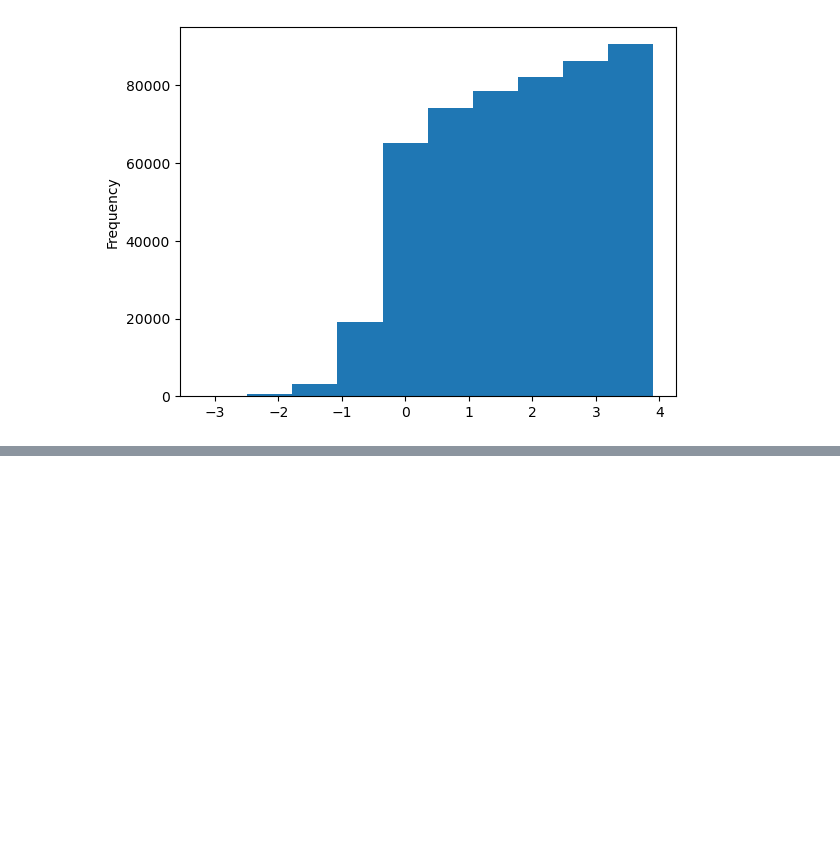
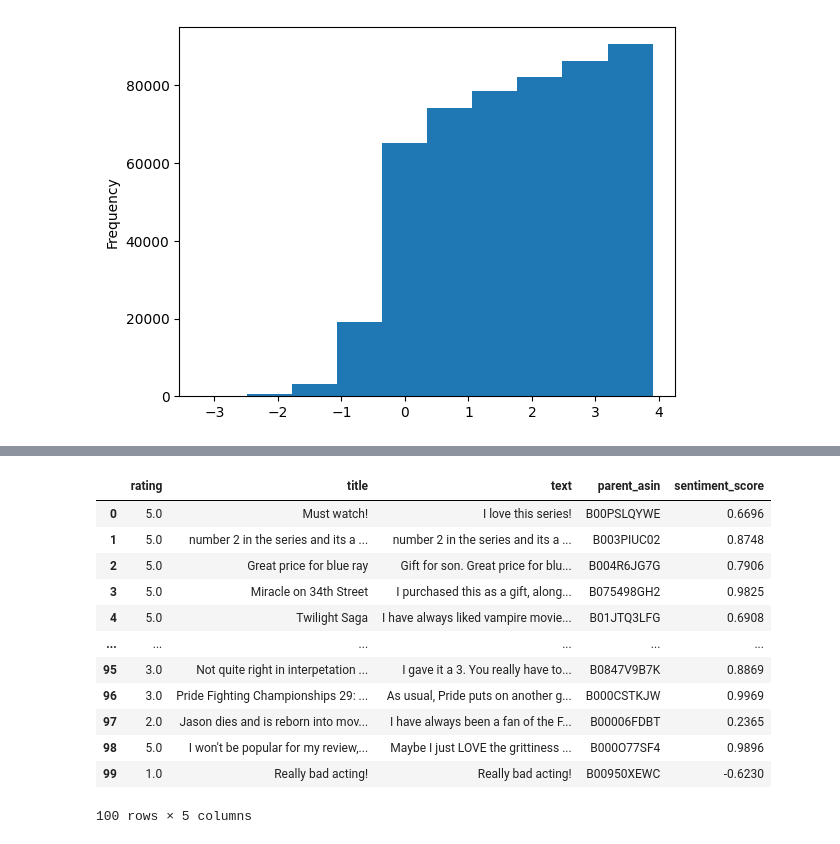
Before and after one commit to Ethan-code-1/DS_4002_Project1, a Jupyter notebook: SCRIPTS/EDA proect 1.ipynb, the cells around one changed output, grey strips where cells are left out. Drawn from its saved outputs; the diff is of its cells as text; code cells hidden in the pictures; blank space fills up the shorter version.

Commit message:
Added vader package import and sentiment score calc.

```diff
--- a/SCRIPTS/EDA proect 1.ipynb
+++ b/SCRIPTS/EDA proect 1.ipynb
@@ -20,11 +20,11 @@ import seaborn as sns
   year={2024}
 }
 '''
-file_meta = "movies_metadata_reduced.jsonl"
+file_meta = "../DATA/movies_metadata_reduced.jsonl"
 meta_list = [json.loads(line) for line in open(file_meta, 'r')]
 
 
-file_rev = "movies_reviews_reduced.jsonl"
+file_rev = "../DATA/movies_reviews_reduced.jsonl"
 rev_list = [json.loads(line) for line in open(file_rev, 'r')]
 rev_list[0]
 # %% [output]
@@ -114,3 +114,9 @@ ax = df_merged["rating_diff"].plot.hist(orientation="vertical", cumulative=True)
 # postive diff = user is lower than average, negative diff = user is higher than average
 # %% [output]
 [figure]
+# %%
+from nltk.sentiment import SentimentIntensityAnalyzer
+import nltk
+
+nltk.download('vader_lexicon')
+sia = SentimentIntensityAnalyzer()
@@ -116,0 +126,31 @@ ax = df_merged["rating_diff"].plot.hist(orientation="vertical", cumulative=True)
+# %%
+def get_sentiment_scores(df):
+    # Create an empty list to store sentiment scores
+    sentiment_scores = []
+
+    # Iterate over each review text
+    for review in df["text"]:
+        sentiment = sia.polarity_scores(str(review))  # Convert to string & analyze
+        sentiment_scores.append(sentiment["compound"])  # Extract compound score
+
+    # Add sentiment score column
+    df["sentiment_score"] = sentiment_scores
+
+    return df
+# %%
+rev_df_s = get_sentiment_scores(rev_df)
+rev_df_s.head(100)
+# %% [output]
+|  | rating | title | text | parent_asin | sentiment_score |
+| 0 | 5.0 | Must watch! | I love this series! | B00PSLQYWE | 0.6696 |
+| 1 | 5.0 | number 2 in the series and its a ... | number 2 in the series and its a ... | B003PIUC02 | 0.8748 |
+| 2 | 5.0 | Great price for blue ray | Gift for son. Great price for blu... | B004R6JG7G | 0.7906 |
+| 3 | 5.0 | Miracle on 34th Street | I purchased this as a gift, along... | B075498GH2 | 0.9825 |
+| 4 | 5.0 | Twilight Saga | I have always liked vampire movie... | B01JTQ3LFG | 0.6908 |
+| ... | ... | ... | ... | ... | ... |
+| 95 | 3.0 | Not quite right in interpetation ... | I gave it a 3. You really have to... | B0847V9B7K | 0.8869 |
+| 96 | 3.0 | Pride Fighting Championships 29: ... | As usual, Pride puts on another g... | B000CSTKJW | 0.9969 |
+| 97 | 2.0 | Jason dies and is reborn into mov... | I have always been a fan of the F... | B00006FDBT | 0.2365 |
+| 98 | 5.0 | I won't be popular for my review,... | Maybe I just LOVE the grittiness ... | B000O77SF4 | 0.9896 |
+| 99 | 1.0 | Really bad acting! | Really bad acting! | B00950XEWC | -0.6230 |
+100 rows × 5 columns
```
Also changed, not shown: parts of 2 cells of this notebook, 1 other file.
